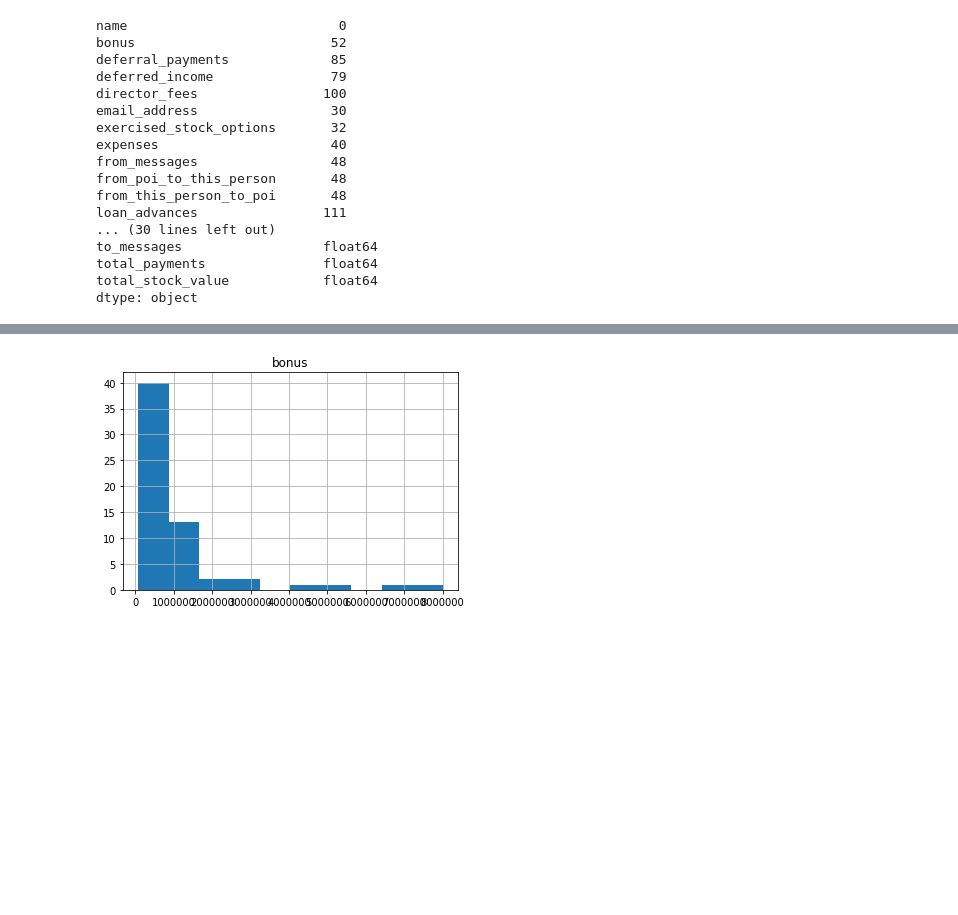
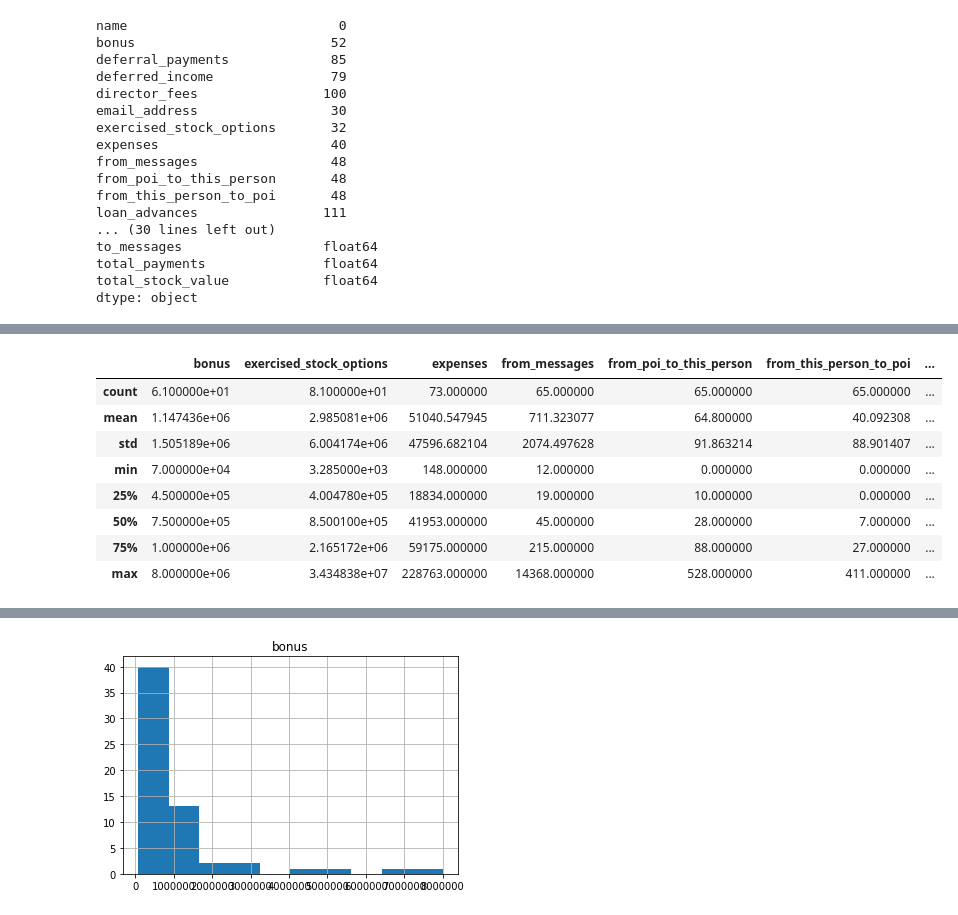
Before and after one commit to mmmiachennn/cupoy_learn, a Jupyter notebook: 期中考.ipynb, the cells around one changed output, grey strips where cells are left out. Cells and saved outputs as stored; diff of their text form; code cells hidden in the pictures; blank space fills up the shorter version.

```diff
--- a/期中考.ipynb
+++ b/期中考.ipynb
@@ -41,7 +41,3 @@ to_messages                  float64
 total_payments               float64
 total_stock_value            float64
 dtype: object
-# %%
-# 刪除遺失值太多的欄位
-print(len(df) * 0.8)
-df.drop(columns=['director_fees', 'loan_advances', 'restricted_stock_deferred'], inplace=True)
@@ -243,0 +70,12 @@ test_ans.to_csv(r'D:\cupoy_learn\Midterm_test\test_pred_1.csv', index=False)
+# %%
+df_x.describe()
+# %% [output]
+|  | bonus | exercised_stock_options | expenses | from_messages | from_poi_to_this_person | from_this_person_to_poi | ... |
+| count | 6.100000e+01 | 8.100000e+01 | 73.000000 | 65.000000 | 65.000000 | 65.000000 | ... |
+| mean | 1.147436e+06 | 2.985081e+06 | 51040.547945 | 711.323077 | 64.800000 | 40.092308 | ... |
+| std | 1.505189e+06 | 6.004174e+06 | 47596.682104 | 2074.497628 | 91.863214 | 88.901407 | ... |
+| min | 7.000000e+04 | 3.285000e+03 | 148.000000 | 12.000000 | 0.000000 | 0.000000 | ... |
+| 25% | 4.500000e+05 | 4.004780e+05 | 18834.000000 | 19.000000 | 10.000000 | 0.000000 | ... |
+| 50% | 7.500000e+05 | 8.500100e+05 | 41953.000000 | 45.000000 | 28.000000 | 7.000000 | ... |
+| 75% | 1.000000e+06 | 2.165172e+06 | 59175.000000 | 215.000000 | 88.000000 | 27.000000 | ... |
+| max | 8.000000e+06 | 3.434838e+07 | 228763.000000 | 14368.000000 | 528.000000 | 411.000000 | ... |
```
Also changed, not shown: parts of 50 cells of this notebook, 8 other files.
